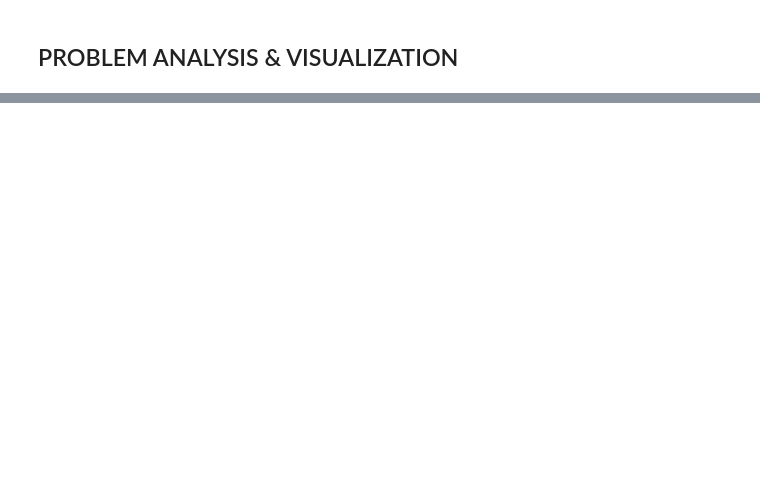
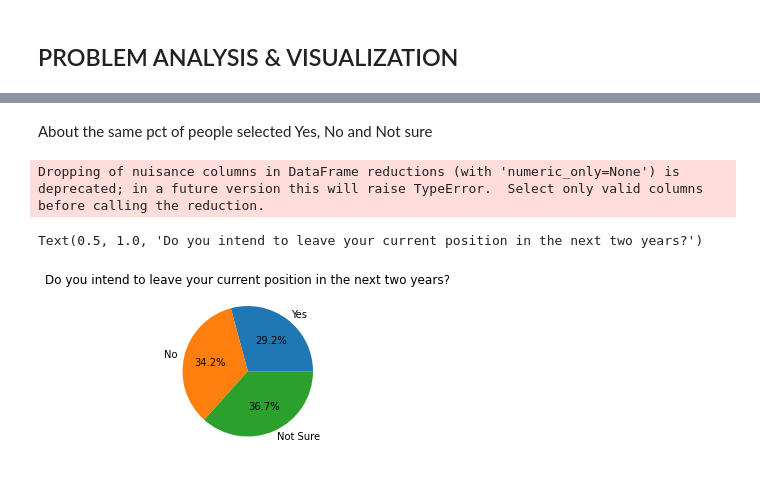
Before and after one commit to Sunnyc317/CanDev-equity_groups_talent_mobilization-, a Jupyter notebook: final_submission.ipynb, the cells around one changed output, grey strips where cells are left out. Saved outputs shown, nothing was run; the diff lists cells and outputs as text; code cells hidden in the pictures; blank space fills up the shorter version.

```diff
--- a/final_submission.ipynb
+++ b/final_submission.ipynb
@@ -162,0 +166,5 @@ array(['Male gender', 'Female gender'], dtype=object)
+# %%
+# COND_2 is more general than COND_1. democode -> (Q121A = 2) and cond_2 -> (Q121) this helps us group more categories
+dict_demograph_2 = {}
+for c in uniq_by_cond_2:
+    dict_demograph_2[c] = list(df_emp_survey.query(f"BYCOND_2 == '{c}'")['DESCRIP_E'].unique())
@@ -163,2 +175,20 @@ array(['Male gender', 'Female gender'], dtype=object)
+# %%
+# added column 'GENERAL_DEMO_GROUP': The list below w.r.t. 'BYCOND2'
+general_demo = ['gender', 'indigenous', 'indigenous-specified',
+                'person with disability', 'person with disability-specified',
+                'visible minority', 'ethnicity', 'sexuality']
+
+general_demo_dict = {}
+index = 0
+for code in dict_demograph_2.keys():
+    general_demo_dict[code] = general_demo[index]
+    index+=1
+general_demo_list = [general_demo_dict[group] for group in df_emp_survey['BYCOND_2']]
+df_emp_survey['GENERAL_DEMO_GROUP'] = general_demo_list
+# %%
+# added column 'SELECTED': True/False
+# eg. 'Chinese' is True, 'Chinese - Not selected' is False
+selected = ['selected' if 'Not selected' not in group else 'not selected' for group in df_emp_survey['DESCRIP_E']]
+df_emp_survey['SELECTED'] = selected
 # %% [markdown]
 ## PROBLEM ANALYSIS & VISUALIZATION
@@ -166,0 +443,4 @@ array(['Male gender', 'Female gender'], dtype=object)
+# %%
+df_tree_map = df_emp_survey.query("QUESTION == 'Q53' and SELECTED=='selected'").groupby(['GENERAL_DEMO_GROUP','DESCRIP_E'])[['ANSWER1','ANSWER2', 'ANSWER3']].mean().reset_index()
+df_tree_map.rename(columns={'ANSWER1': 'Yes', 'ANSWER2':'No', 'ANSWER3':'Not Sure'}, inplace=True)
+df_tree_map.head()
@@ -166,0 +454,11 @@ array(['Male gender', 'Female gender'], dtype=object)
+# %% [markdown]
+About the same pct of people selected Yes, No and Not sure
+# %%
+all_choice_mean = df_tree_map.mean().to_dict()
+plt.figure(figsize=(3,3))
+plt.pie(all_choice_mean.values(),labels=[*all_choice_mean], autopct='%1.1f%%')
+plt.title('Do you intend to leave your current position in the next two years?')
+# %% [output]
+Dropping of nuisance columns in DataFrame reductions (with 'numeric_only=None') is deprecated; in a future version this will raise TypeError.  Select only valid columns before calling the reduction.
+Text(0.5, 1.0, 'Do you intend to leave your current position in the next two years?')
+[figure, added]
```
Also changed, not shown: parts of 77 cells of this notebook.
